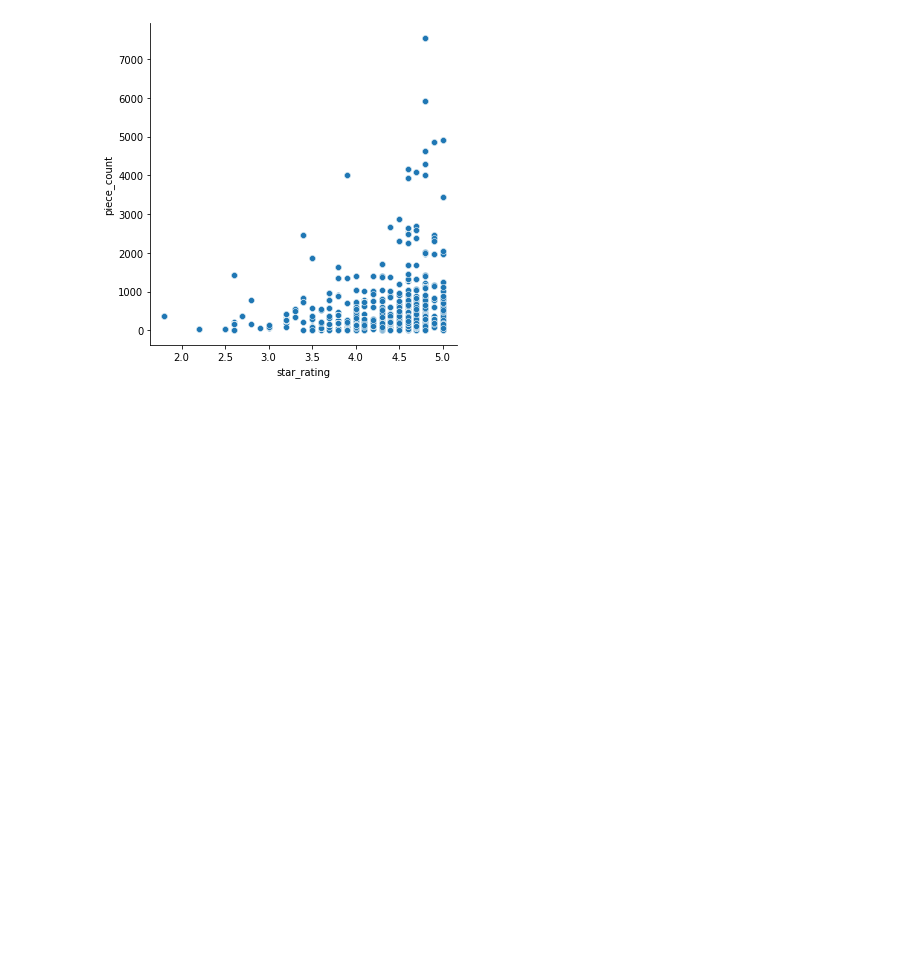
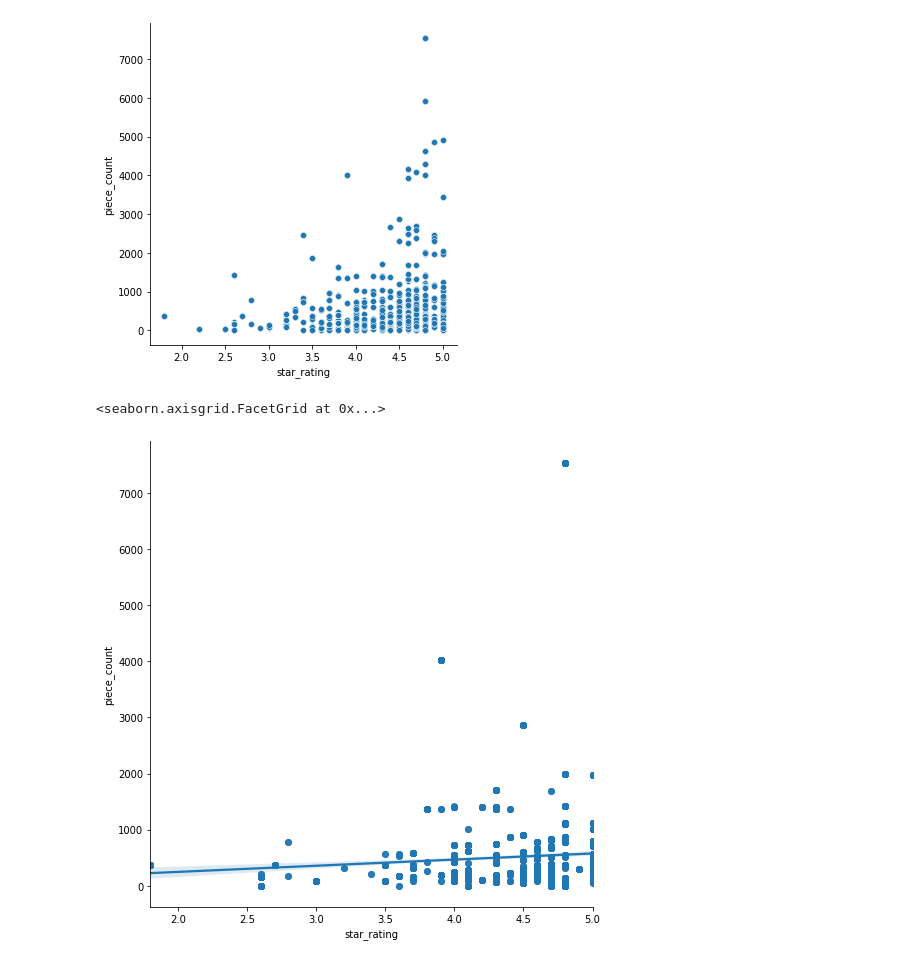
Before and after one commit to Promiat/py-EDA, a Jupyter notebook: data_analyse/Data analyse lego_set.ipynb, the cells around one changed output. Drawn from its saved outputs; the diff is of its cells as text; code cells hidden in the pictures; blank space fills up the shorter version.

```diff
--- a/data_analyse/Data analyse lego_set.ipynb
+++ b/data_analyse/Data analyse lego_set.ipynb
@@ -6,0 +18,3 @@ lego_data = pd.read_csv('./DATA/lego_sets.csv')
+# %%
+lego_filtre_theme = lego_data[(lego_data['theme_name'] == 'Star Wars™') | (lego_data['theme_name'] == 'Classic') | (lego_data['theme_name'] == 'Marvel Super Heroes') | (lego_data['theme_name'] == 'Minecraft™' ) | (lego_data['theme_name'] == 'Friends') ]
+lego_filtre_theme.head()
@@ -30,3 +85,8 @@ sns.relplot(x="star_rating",y="piece_count",data=lego_data)
 # %% [output]
 <seaborn.axisgrid.FacetGrid at 0x...>
 [figure]
+# %%
+sns.lmplot(x="star_rating", y="piece_count", data= lego_filtre_theme, height=7)
+# %% [output]
+<seaborn.axisgrid.FacetGrid at 0x...>
+[figure, added]
```
Also changed, not shown: parts of 26 cells of this notebook.
